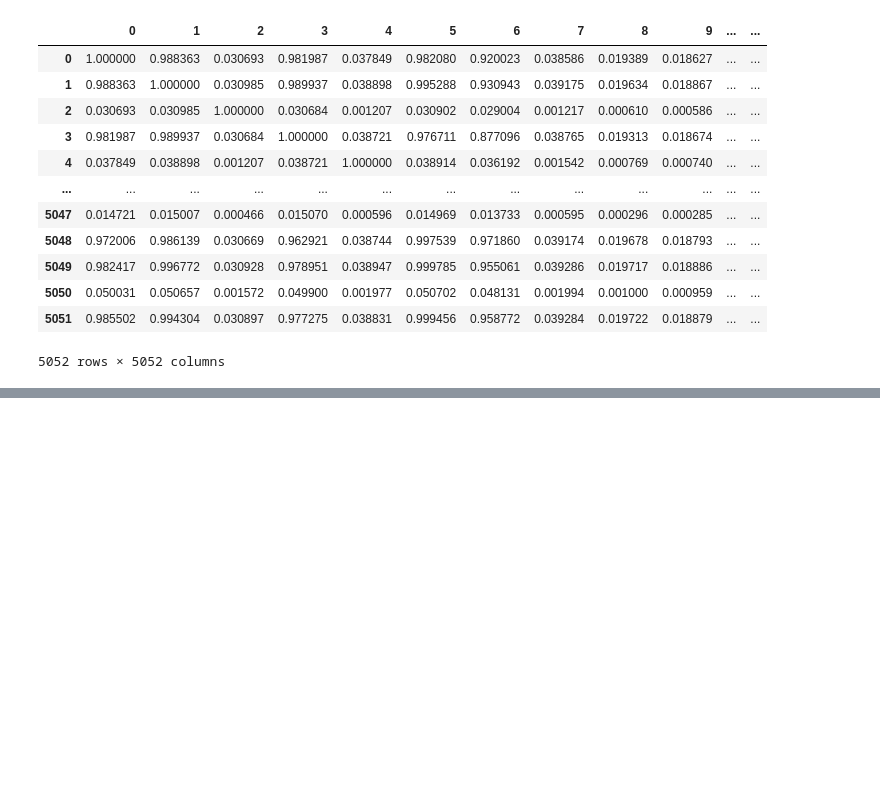
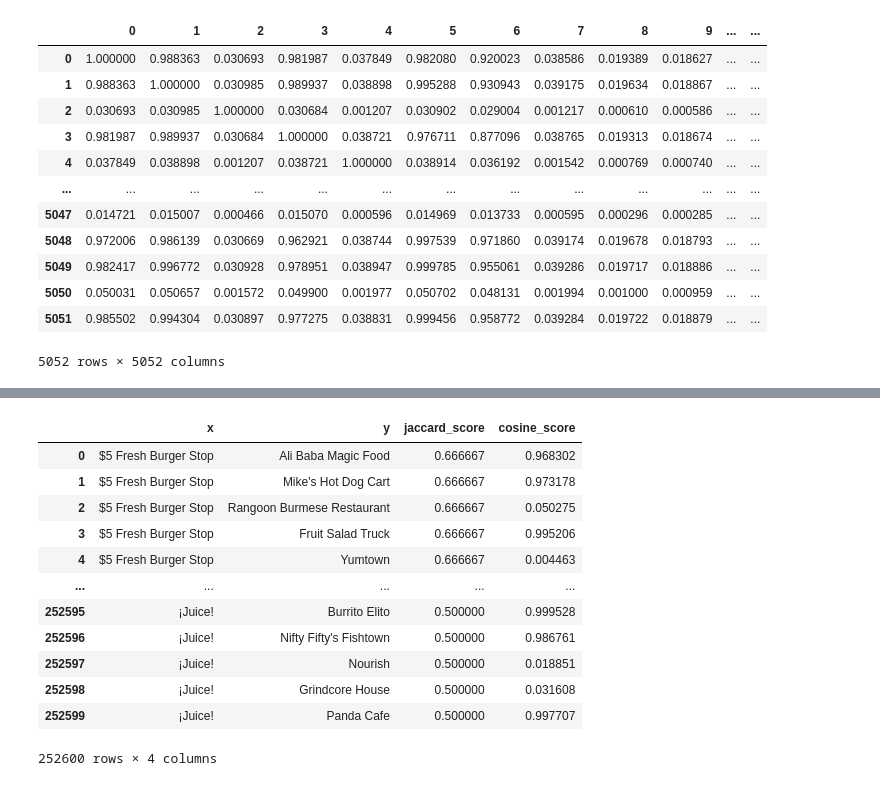
Before and after one commit to brookewu/4300Project, a Jupyter notebook: preliminary_work/generate_cosine.ipynb, the cells around one changed output, grey strips where cells are left out. Drawn from its saved outputs; the diff is of its cells as text; code cells hidden in the pictures; blank space fills up the shorter version.

Commit message:
Finish generation of cosine similiarity matrix in desired format

```diff
--- a/preliminary_work/generate_cosine.ipynb
+++ b/preliminary_work/generate_cosine.ipynb
@@ -282,0 +300,4 @@ cosine_sim_df.to_csv("cosine_matrix.csv")
+# %%
+jaccard["jaccard_score"] = jaccard["score"]
+jaccard = jaccard.drop(["score", "Unnamed: 0"], axis=1)
+jaccard
@@ -282,0 +318,25 @@ cosine_sim_df.to_csv("cosine_matrix.csv")
+# %%
+cosine_scores = []
+for i in tqdm(range(len(jaccard))):
+    row = jaccard.iloc[i]
+    x = restaurant_to_index[row["x"]]
+    y = restaurant_to_index[row["y"]]
+    cosine_scores.append(cosine_sim_matrix[x, y])
+# %%
+jaccard["cosine_score"] = pd.Series(cosine_scores)
+# %%
+jaccard
+# %% [output]
+|  | x | y | jaccard_score | cosine_score |
+| 0 | $5 Fresh Burger Stop | Ali Baba Magic Food | 0.666667 | 0.968302 |
+| 1 | $5 Fresh Burger Stop | Mike's Hot Dog Cart | 0.666667 | 0.973178 |
+| 2 | $5 Fresh Burger Stop | Rangoon Burmese Restaurant | 0.666667 | 0.050275 |
+| 3 | $5 Fresh Burger Stop | Fruit Salad Truck | 0.666667 | 0.995206 |
+| 4 | $5 Fresh Burger Stop | Yumtown | 0.666667 | 0.004463 |
+| ... | ... | ... | ... | ... |
+| 252595 | ¡Juice! | Burrito Elito | 0.500000 | 0.999528 |
+| 252596 | ¡Juice! | Nifty Fifty's Fishtown | 0.500000 | 0.986761 |
+| 252597 | ¡Juice! | Nourish | 0.500000 | 0.018851 |
+| 252598 | ¡Juice! | Grindcore House | 0.500000 | 0.031608 |
+| 252599 | ¡Juice! | Panda Cafe | 0.500000 | 0.997707 |
+252600 rows × 4 columns
```
Also changed, not shown: parts of 3 cells of this notebook, 1 other file.
